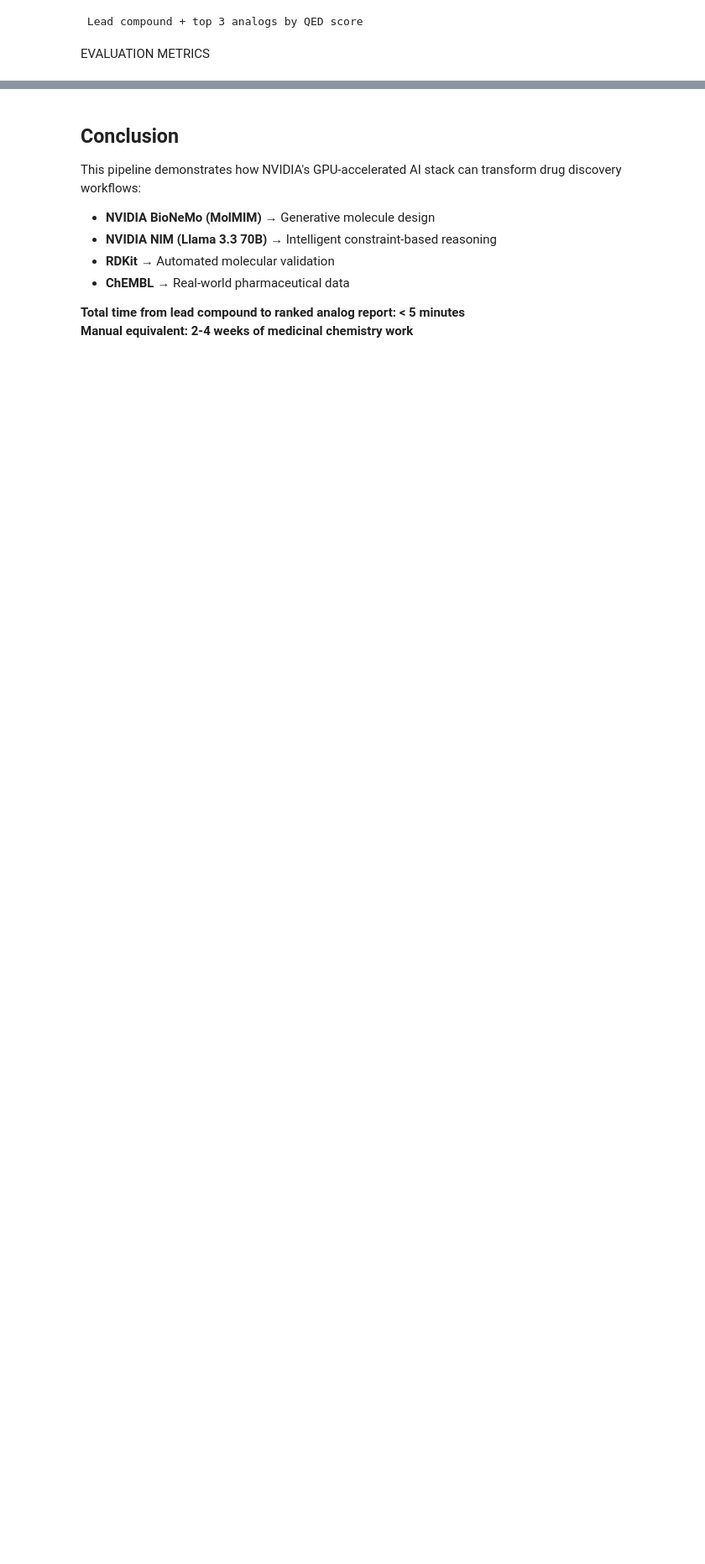
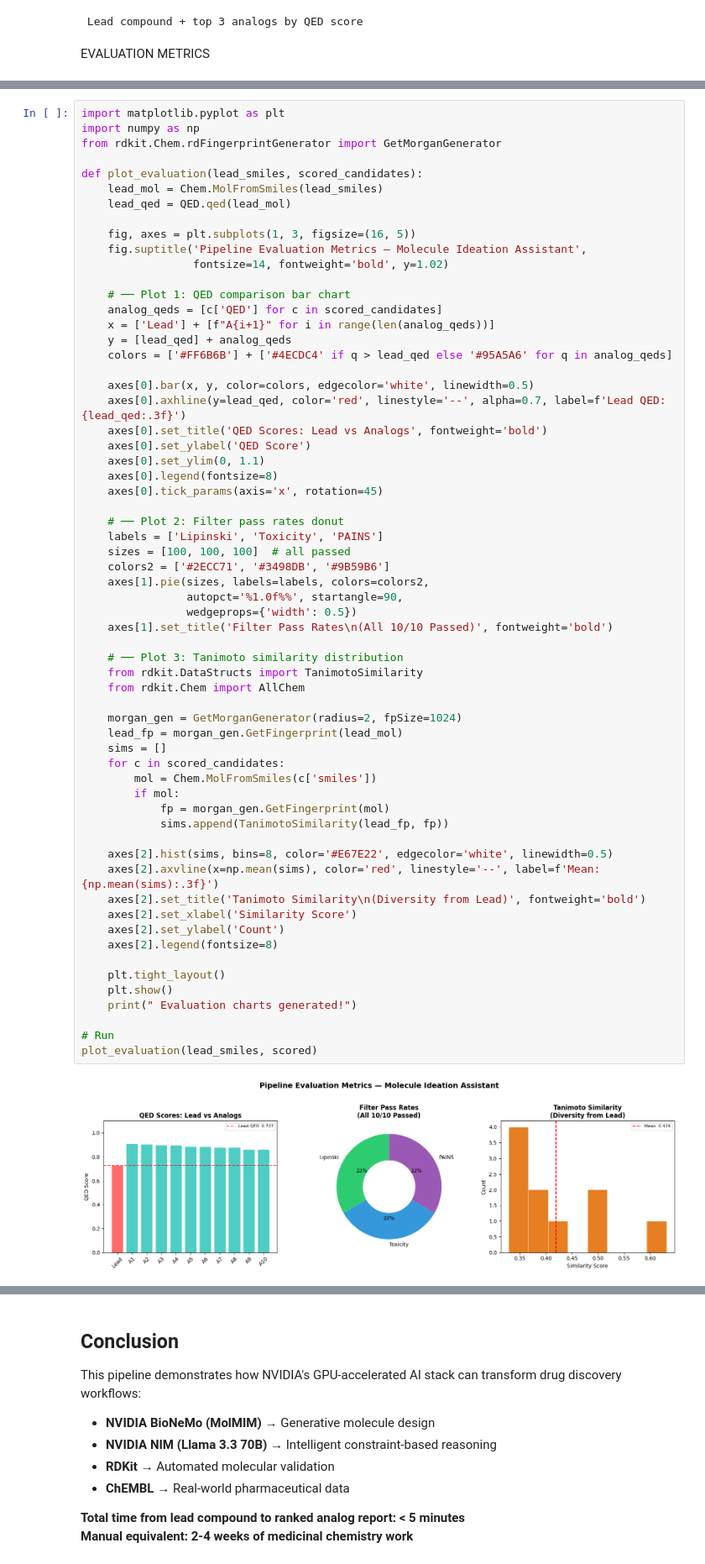
Before and after one commit to bhavana-sreenivasan/molecule-ideation-assistant, a Jupyter notebook: DRUG-IDEATION.ipynb, the cells around one changed output, grey strips where cells are left out. Shown at 84% size. Saved outputs shown, nothing was run; the diff lists cells and outputs as text; blank space fills up the shorter version.

```diff
--- a/DRUG-IDEATION.ipynb
+++ b/DRUG-IDEATION.ipynb
@@ -987 +987,65 @@ evaluate_pipeline(lead_smiles, scored)
 ============================================================
+# %%
+import matplotlib.pyplot as plt
+import numpy as np
+from rdkit.Chem.rdFingerprintGenerator import GetMorganGenerator
+
+def plot_evaluation(lead_smiles, scored_candidates):
+    lead_mol = Chem.MolFromSmiles(lead_smiles)
+    lead_qed = QED.qed(lead_mol)
+
+    fig, axes = plt.subplots(1, 3, figsize=(16, 5))
+    fig.suptitle('Pipeline Evaluation Metrics — Molecule Ideation Assistant',
+                 fontsize=14, fontweight='bold', y=1.02)
+
+    # ── Plot 1: QED comparison bar chart
+    analog_qeds = [c['QED'] for c in scored_candidates]
+    x = ['Lead'] + [f"A{i+1}" for i in range(len(analog_qeds))]
+    y = [lead_qed] + analog_qeds
+    colors = ['#FF6B6B'] + ['#4ECDC4' if q > lead_qed else '#95A5A6' for q in analog_qeds]
+
+    axes[0].bar(x, y, color=colors, edgecolor='white', linewidth=0.5)
+    axes[0].axhline(y=lead_qed, color='red', linestyle='--', alpha=0.7, label=f'Lead QED: {lead_qed:.3f}')
+    axes[0].set_title('QED Scores: Lead vs Analogs', fontweight='bold')
+    axes[0].set_ylabel('QED Score')
+    axes[0].set_ylim(0, 1.1)
+    axes[0].legend(fontsize=8)
+    axes[0].tick_params(axis='x', rotation=45)
+
+    # ── Plot 2: Filter pass rates donut
+    labels = ['Lipinski', 'Toxicity', 'PAINS']
+    sizes = [100, 100, 100]  # all passed
+    colors2 = ['#2ECC71', '#3498DB', '#9B59B6']
+    axes[1].pie(sizes, labels=labels, colors=colors2,
+                autopct='%1.0f%%', startangle=90,
+                wedgeprops={'width': 0.5})
+    axes[1].set_title('Filter Pass Rates\n(All 10/10 Passed)', fontweight='bold')
+
+    # ── Plot 3: Tanimoto similarity distribution
+    from rdkit.DataStructs import TanimotoSimilarity
+    from rdkit.Chem import AllChem
+
+    morgan_gen = GetMorganGenerator(radius=2, fpSize=1024)
+    lead_fp = morgan_gen.GetFingerprint(lead_mol)
+    sims = []
+    for c in scored_candidates:
+        mol = Chem.MolFromSmiles(c['smiles'])
+        if mol:
+            fp = morgan_gen.GetFingerprint(mol)
+            sims.append(TanimotoSimilarity(lead_fp, fp))
+
+    axes[2].hist(sims, bins=8, color='#E67E22', edgecolor='white', linewidth=0.5)
+    axes[2].axvline(x=np.mean(sims), color='red', linestyle='--', label=f'Mean: {np.mean(sims):.3f}')
+    axes[2].set_title('Tanimoto Similarity\n(Diversity from Lead)', fontweight='bold')
+    axes[2].set_xlabel('Similarity Score')
+    axes[2].set_ylabel('Count')
+    axes[2].legend(fontsize=8)
+
+    plt.tight_layout()
+    plt.show()
+    print(" Evaluation charts generated!")
+
+# Run
+plot_evaluation(lead_smiles, scored)
+# %% [output]
+[figure, added]
```
Also changed, not shown: parts of 10 cells of this notebook.
